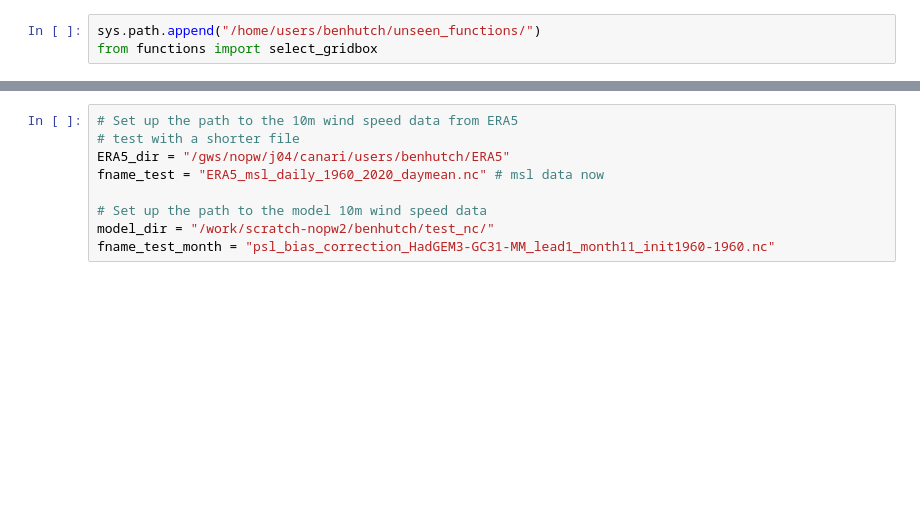
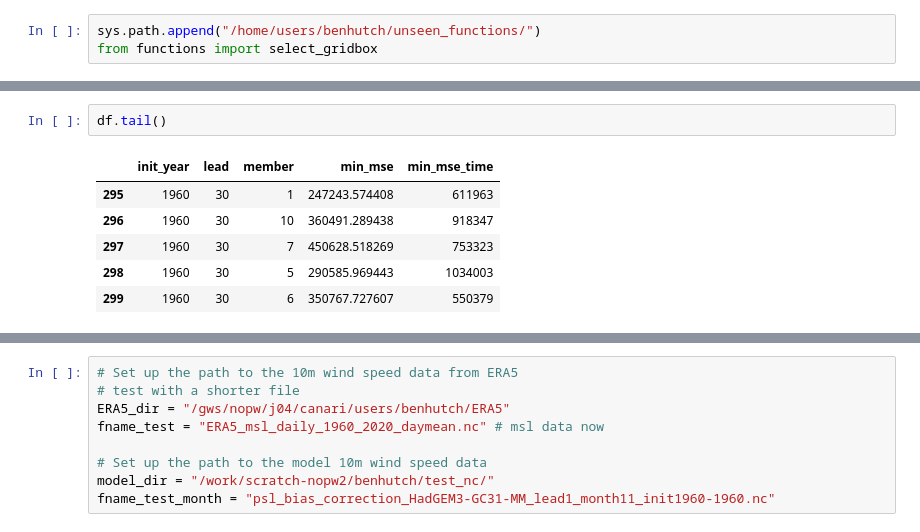
Before and after one commit to benhutchmet/unseen_multi_year, a Jupyter notebook: testing_model_analogs.ipynb, the cells around one changed output, grey strips where cells are left out. Drawn from its saved outputs; the diff is of its cells as text; blank space fills up the shorter version.

```diff
--- a/testing_model_analogs.ipynb
+++ b/testing_model_analogs.ipynb
@@ -39,0 +63,9 @@ from functions import select_gridbox
+# %%
+df.tail()
+# %% [output]
+|  | init_year | lead | member | min_mse | min_mse_time |
+| 295 | 1960 | 30 | 1 | 247243.574408 | 611963 |
+| 296 | 1960 | 30 | 10 | 360491.289438 | 918347 |
+| 297 | 1960 | 30 | 7 | 450628.518269 | 753323 |
+| 298 | 1960 | 30 | 5 | 290585.969443 | 1034003 |
+| 299 | 1960 | 30 | 6 | 350767.727607 | 550379 |
```
Also changed, not shown: parts of 10 cells of this notebook, 2 other files.
